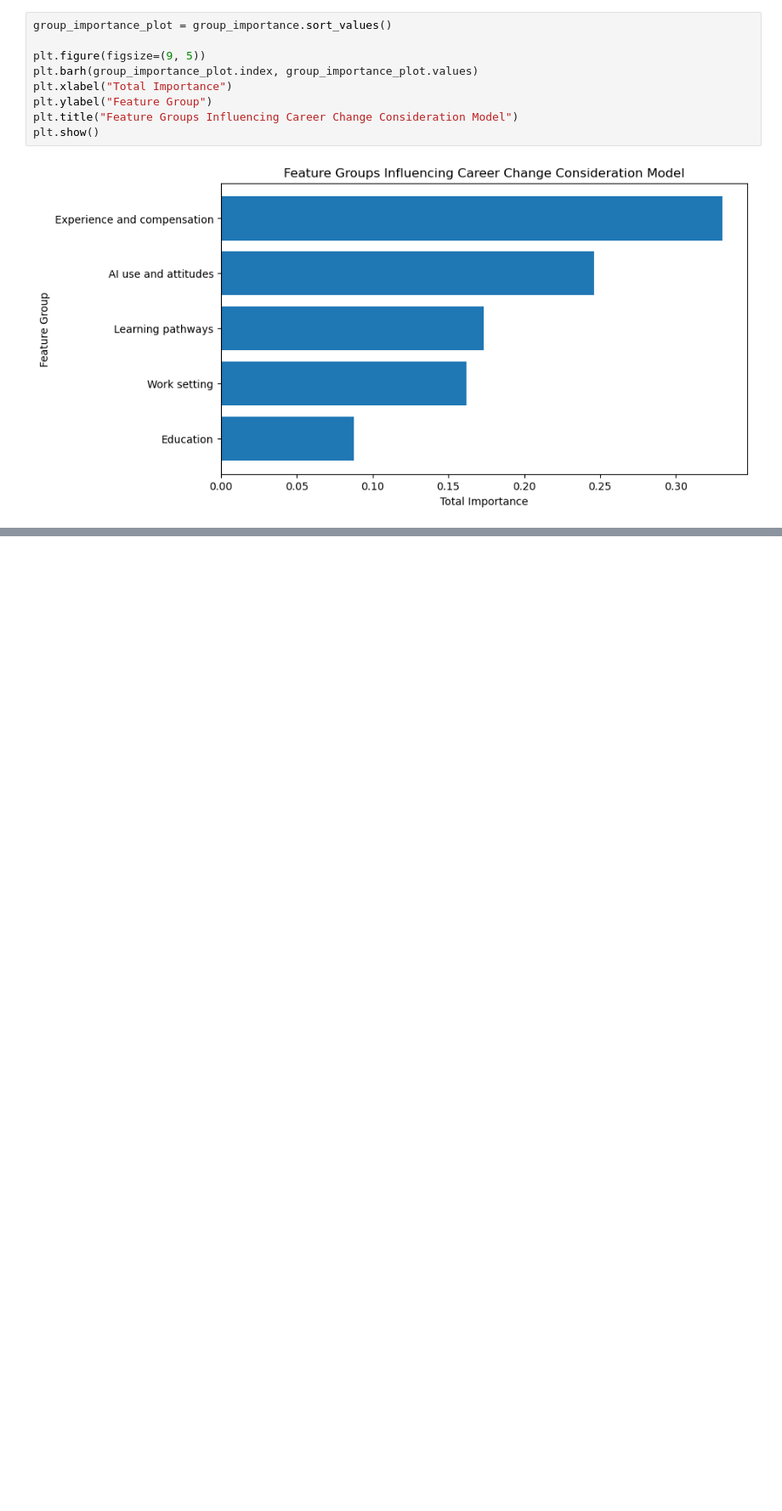
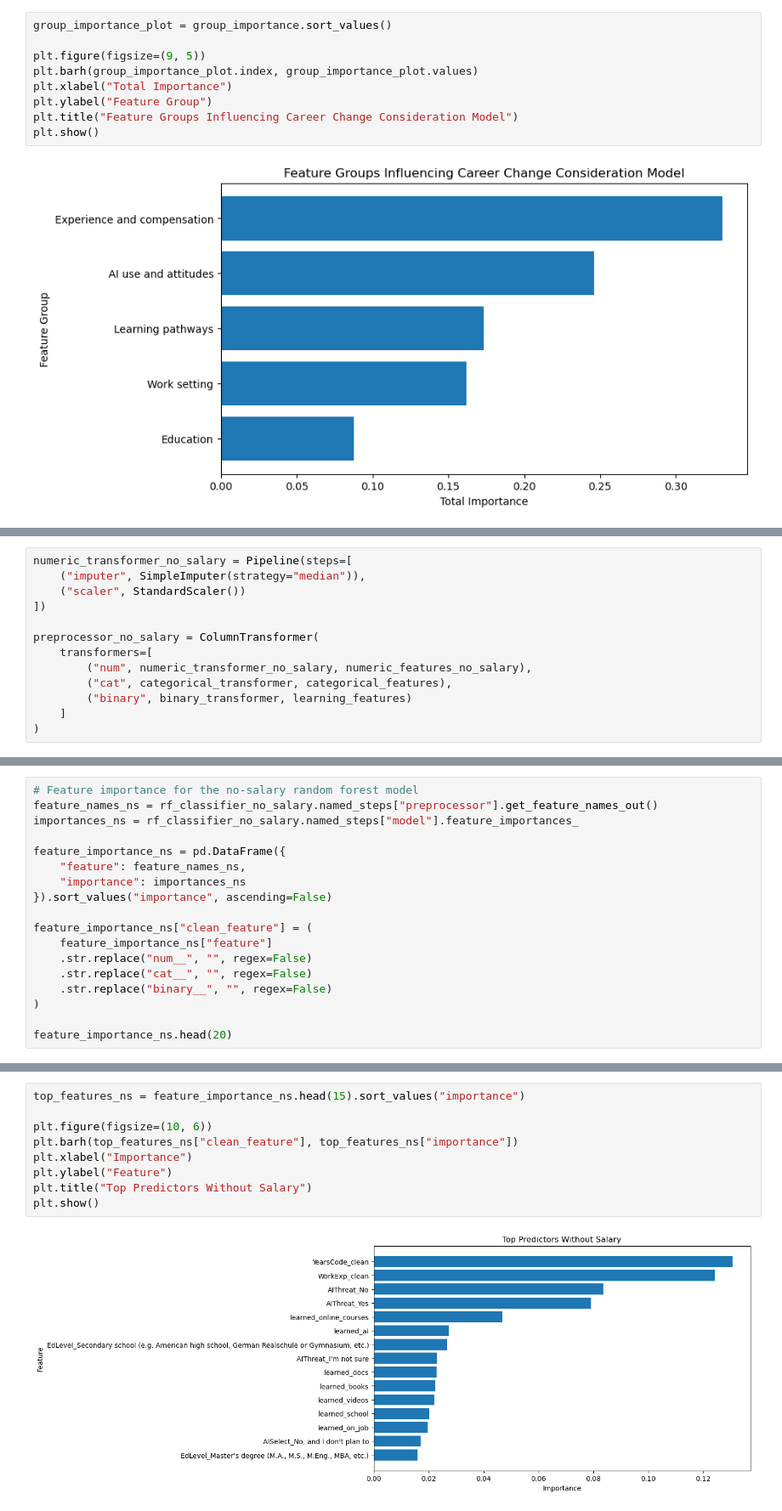
Before and after one commit to S-Shockley/building-digital-talent, a Jupyter notebook: notebooks/04_modeling.ipynb, the cells around one changed output, grey strips where cells are left out. Shown at 85% size. Cells and saved outputs as stored; diff of their text form; blank space fills up the shorter version.

```diff
--- a/notebooks/04_modeling.ipynb
+++ b/notebooks/04_modeling.ipynb
@@ -841,0 +877,13 @@ plt.show()
+# %%
+numeric_transformer_no_salary = Pipeline(steps=[
+    ("imputer", SimpleImputer(strategy="median")),
+    ("scaler", StandardScaler())
+])
+
+preprocessor_no_salary = ColumnTransformer(
+    transformers=[
+        ("num", numeric_transformer_no_salary, numeric_features_no_salary),
+        ("cat", categorical_transformer, categorical_features),
+        ("binary", binary_transformer, learning_features)
+    ]
+)
@@ -841,0 +957,18 @@ plt.show()
+# %%
+# Feature importance for the no-salary random forest model
+feature_names_ns = rf_classifier_no_salary.named_steps["preprocessor"].get_feature_names_out()
+importances_ns = rf_classifier_no_salary.named_steps["model"].feature_importances_
+
+feature_importance_ns = pd.DataFrame({
+    "feature": feature_names_ns,
+    "importance": importances_ns
+}).sort_values("importance", ascending=False)
+
+feature_importance_ns["clean_feature"] = (
+    feature_importance_ns["feature"]
+    .str.replace("num__", "", regex=False)
+    .str.replace("cat__", "", regex=False)
+    .str.replace("binary__", "", regex=False)
+)
+
+feature_importance_ns.head(20)
@@ -841,0 +993,11 @@ plt.show()
+# %%
+top_features_ns = feature_importance_ns.head(15).sort_values("importance")
+
+plt.figure(figsize=(10, 6))
+plt.barh(top_features_ns["clean_feature"], top_features_ns["importance"])
+plt.xlabel("Importance")
+plt.ylabel("Feature")
+plt.title("Top Predictors Without Salary")
+plt.show()
+# %% [output]
+[figure, added]
```
Also changed, not shown: parts of 24 cells of this notebook, 6 other files.
